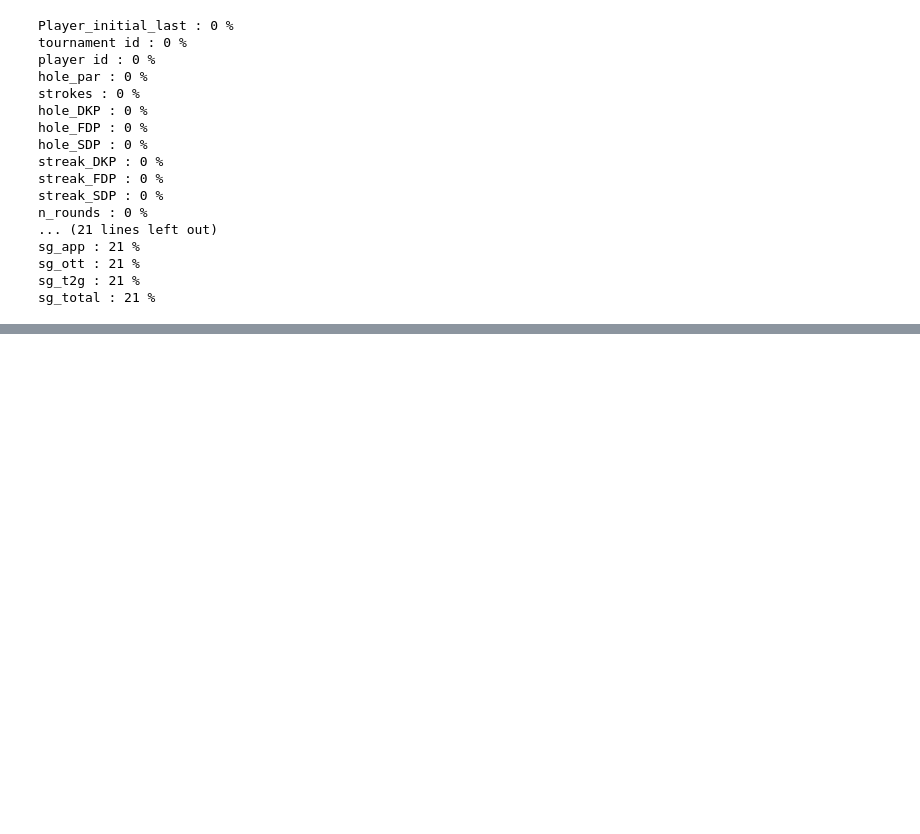
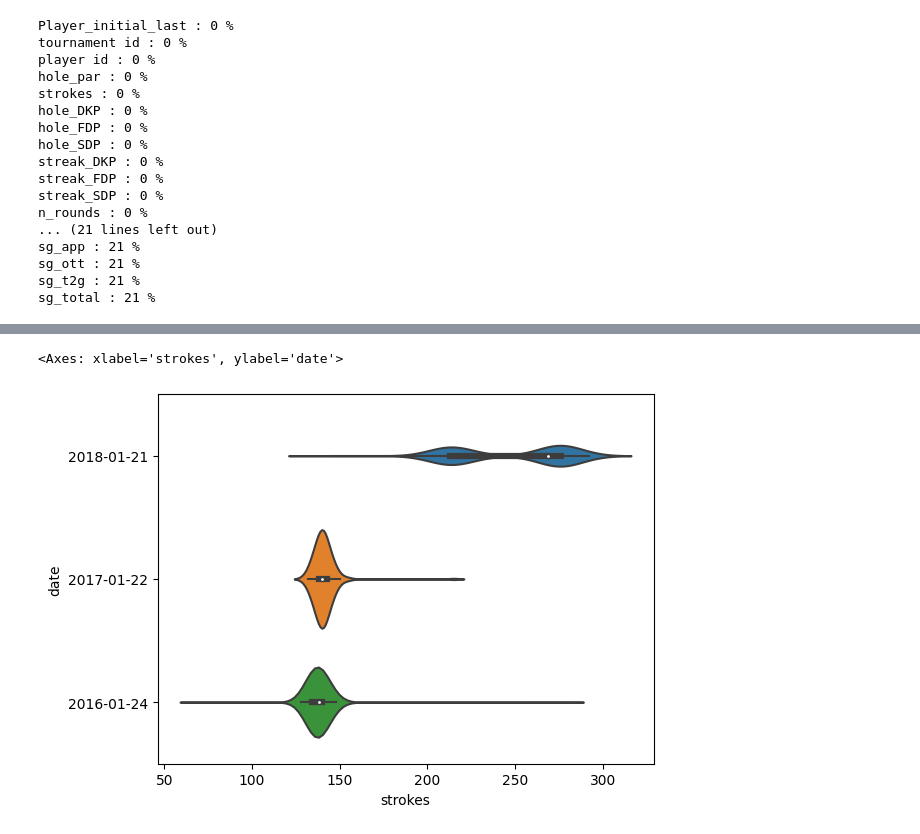
Before and after one commit to jamesdmeldrum/golf_data, a Jupyter notebook: initial_exploration.ipynb, the cells around one changed output, grey strips where cells are left out. Saved outputs shown, nothing was run; the diff lists cells and outputs as text; code cells hidden in the pictures; blank space fills up the shorter version.

```diff
--- a/initial_exploration.ipynb
+++ b/initial_exploration.ipynb
@@ -82,0 +108,6 @@ All other columns have 100% present values, which is nice.
+# %%
+a1 = clean_file[clean_file['tournament name'] == 'CareerBuilder Challenge']
+sns.violinplot(data=a1, x='strokes', y='date', orient='h')
+# %% [output]
+<Axes: xlabel='strokes', ylabel='date'>
+[figure, added]
```
Also changed, not shown: parts of 8 cells of this notebook.
